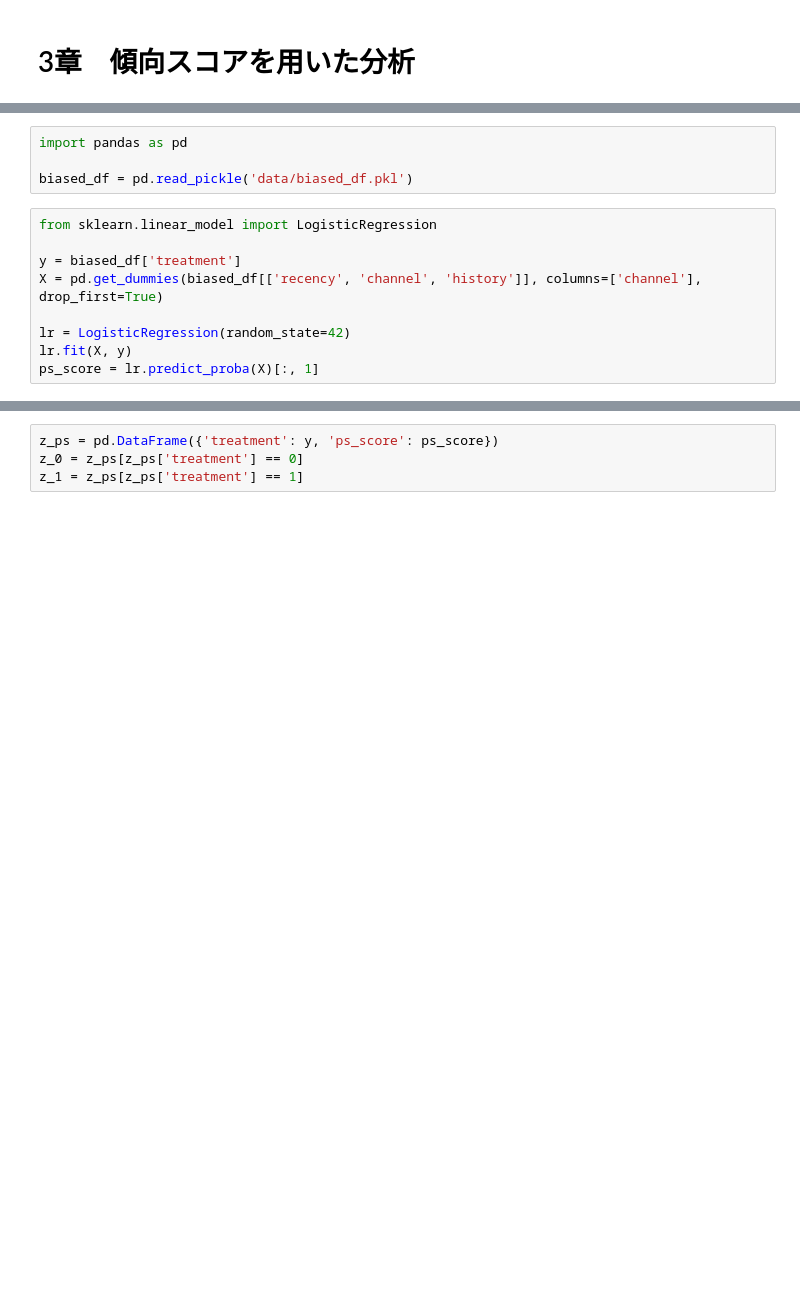
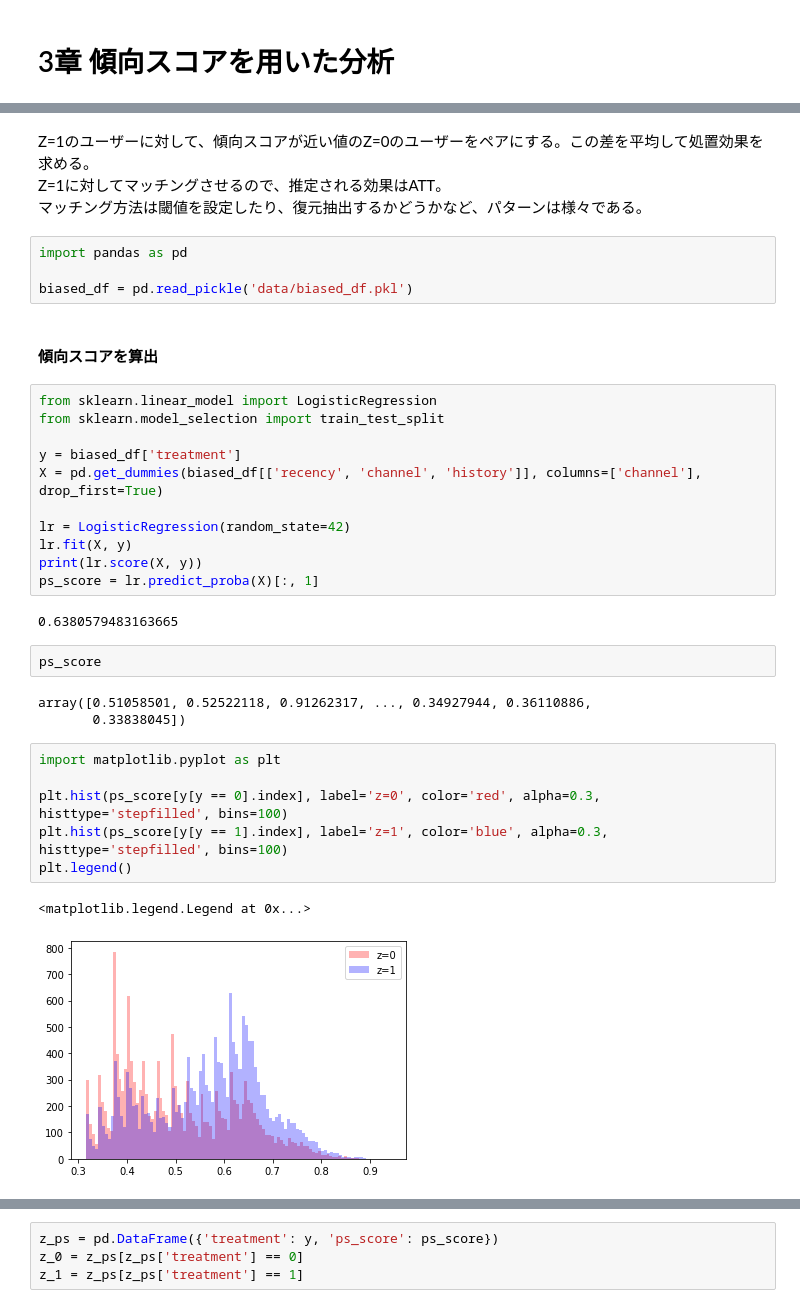
Before and after one commit to hatena-hanata/causal-effect, a Jupyter notebook: chapter_3.ipynb, the cells around one changed output, grey strips where cells are left out. Saved outputs shown, nothing was run; the diff lists cells and outputs as text; blank space fills up the shorter version.

```diff
--- a/chapter_3.ipynb
+++ b/chapter_3.ipynb
@@ -5,13 +7,37 @@
+# %% [markdown]
+Z=1のユーザーに対して、傾向スコアが近い値のZ=0のユーザーをペアにする。この差を平均して処置効果を求める。
+Z=1に対してマッチングさせるので、推定される効果はATT。
+マッチング方法は閾値を設定したり、復元抽出するかどうかなど、パターンは様々である。
 # %%
 import pandas as pd
 
 biased_df = pd.read_pickle('data/biased_df.pkl')
+# %% [markdown]
+#### 傾向スコアを算出
 # %%
 from sklearn.linear_model import LogisticRegression
+from sklearn.model_selection import train_test_split
 
 y = biased_df['treatment']
 X = pd.get_dummies(biased_df[['recency', 'channel', 'history']], columns=['channel'], drop_first=True)
 
 lr = LogisticRegression(random_state=42)
 lr.fit(X, y)
+print(lr.score(X, y))
 ps_score = lr.predict_proba(X)[:, 1]
+# %% [output]
+0.6380579483163665
+# %%
+ps_score
+# %% [output]
+array([0.51058501, 0.52522118, 0.91262317, ..., 0.34927944, 0.36110886,
+       0.33838045])
+# %%
+import matplotlib.pyplot as plt
+
+plt.hist(ps_score[y[y == 0].index], label='z=0', color='red', alpha=0.3, histtype='stepfilled', bins=100)
+plt.hist(ps_score[y[y == 1].index], label='z=1', color='blue', alpha=0.3, histtype='stepfilled', bins=100)
+plt.legend()
+# %% [output]
+<matplotlib.legend.Legend at 0x...>
+[figure, added]
```
Also changed, not shown: parts of 25 cells of this notebook.
